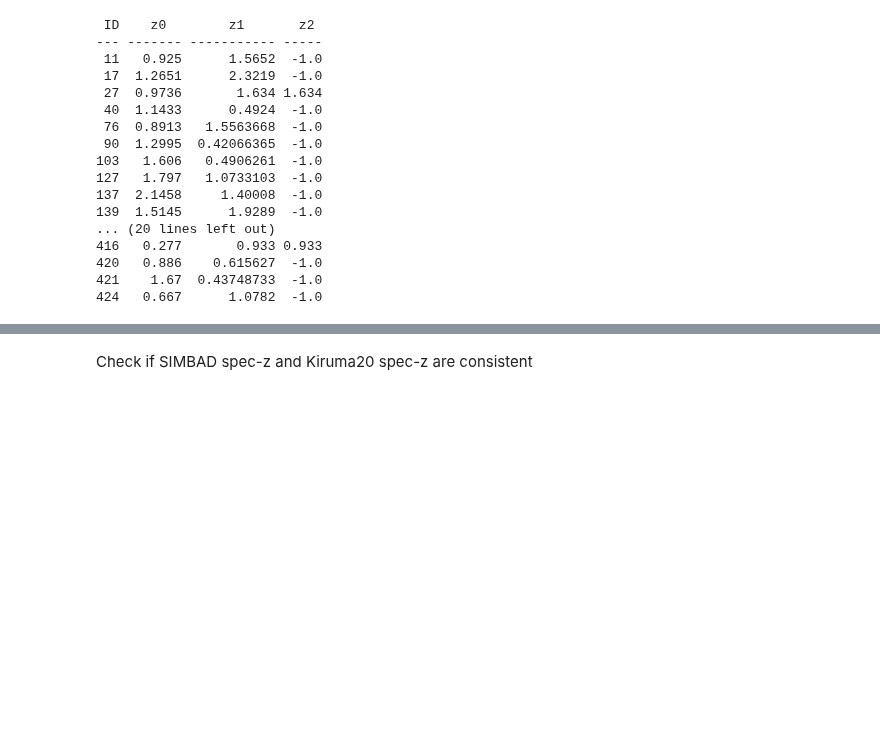
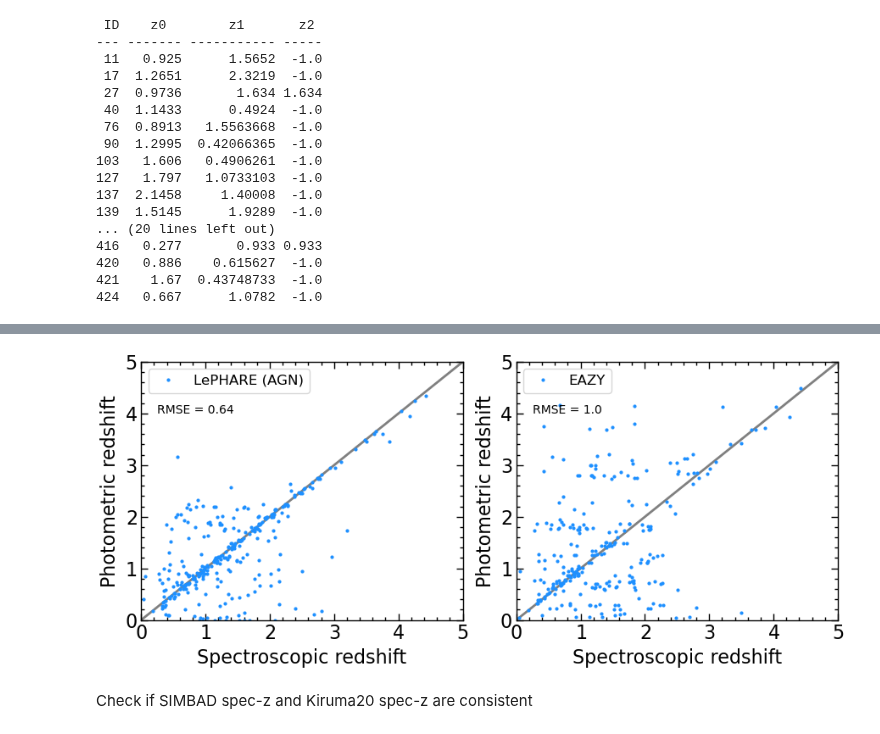
Before and after one commit to Chisen-Lupus/dwarf_agn_cosmos, a Jupyter notebook: hsc-ssp_specz.ipynb, the cells around one changed output, grey strips where cells are left out. Saved outputs shown, nothing was run; the diff lists cells and outputs as text; code cells hidden in the pictures; blank space fills up the shorter version.

Commit message:
update photoz plot

```diff
--- a/hsc-ssp_specz.ipynb
+++ b/hsc-ssp_specz.ipynb
@@ -478,0 +455,56 @@ inconsistent_z.pprint_all()
+# %%
+def rmse(predictions, targets):
+    return np.sqrt(((predictions - targets) ** 2).mean())
+
+data_agn = ascii.read('hsc_agn.txt')
+data_agn_updated = ascii.read('hsc_agn_updated.txt')
+cat_agn = SkyCoord(data_agn['RAdeg'], data_agn['DEdeg'], unit='deg')
+
+z_updated = data_agn_updated['z'][idx_agn2COSMOS20]
+mask_spec_updated = data_agn_updated['r_z'][idx_agn2COSMOS20] < 2
+
+z_hsc = data_agn['z'][idx_agn2COSMOS20]
+
+z_ez = data_cosmos2020['ez_z_phot'][idx_COSMOS20]
+z_agn = data_cosmos2020['lp_zq'][idx_COSMOS20]
+mask_spec = data_agn['r_z'][idx_agn2COSMOS20] < 2
+
+
+fig, axs = plt.subplots(1,2, figsize=(9, 4))
+
+axs[0].errorbar(z_updated[mask_spec_updated], z_agn[mask_spec_updated], color='dodgerblue',
+            marker='.', ms=4, linestyle='none', label='LePHARE (AGN)')
+
+axs[0].text(0.25, 4, f'RMSE = {np.round(rmse(z_updated[mask_spec_updated], z_agn[mask_spec_updated]), 2)}')
+
+axs[0].set_xlabel('Spectroscopic redshift')
+axs[0].set_ylabel('Photometric redshift')
+
+
+axs[0].legend(frameon=True, fontsize=12, loc=2)
+axs[0].plot([-1, 5], [-1, 5], color='gray', zorder=-1)
+
+axs[0].set_xlim(0, 5)
+axs[0].set_ylim(0, 5)
+
+###
+
+axs[1].errorbar(z_updated[mask_spec_updated], z_ez[mask_spec_updated], color='dodgerblue',
+            marker='.', ms=4, linestyle='none', label='EAZY')
+
+mask_outlier = z_ez < 5
+axs[1].text(0.25, 4, f'RMSE = {np.round(rmse(z_updated[mask_spec_updated & mask_outlier], z_ez[mask_spec_updated & mask_outlier]), 2)}')
+
+
+axs[1].set_xlabel('Spectroscopic redshift')
+axs[1].set_ylabel('Photometric redshift')
+
+axs[1].legend(frameon=True, fontsize=12, loc=2)
+axs[1].plot([-1, 5], [-1, 5], color='gray', zorder=-1, label='y=x')
+
+axs[1].set_xlim(0, 5)
+axs[1].set_ylim(0, 5)
+
+fig.tight_layout()
+fig.savefig('photoz.pdf', dpi=300)
+# %% [output]
@@ -479,3 +512,4 @@ inconsistent_z.pprint_all()
+[figure, added]
 # %% [markdown]
 Check if SIMBAD spec-z and Kiruma20 spec-z are consistent
 # %%
```
Also changed, not shown: parts of 8 cells of this notebook.
